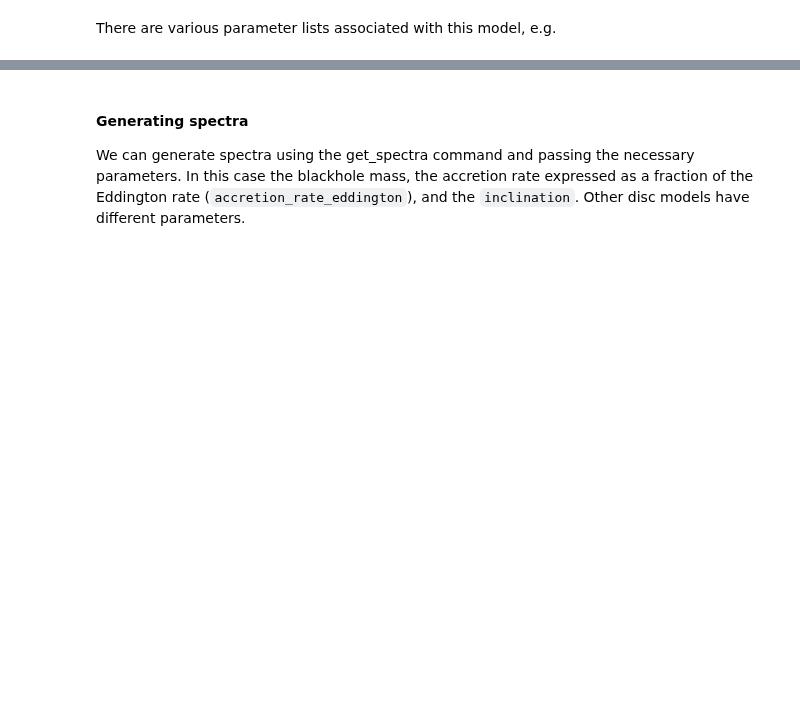
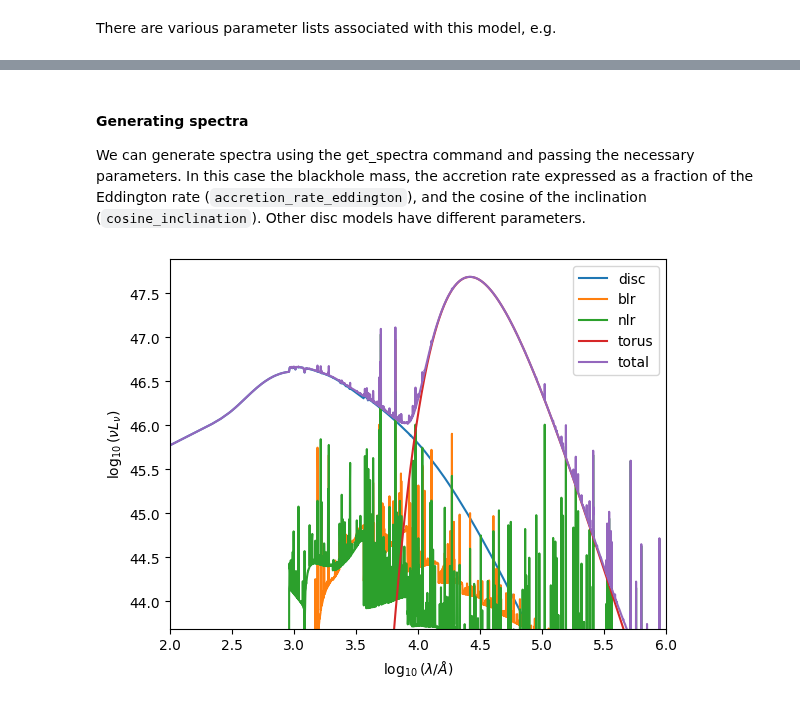
Before and after one commit to tHarvey303/synthesizer, a Jupyter notebook: docs/source/blackholes/emission.ipynb, the cells around one changed output, grey strips where cells are left out. Cells and saved outputs as stored; diff of their text form; code cells hidden in the pictures; blank space fills up the shorter version.

```diff
--- a/docs/source/blackholes/emission.ipynb
+++ b/docs/source/blackholes/emission.ipynb
@@ -27,19 +45,21 @@ emission_model.disc_parameters
 # %% [markdown]
 #### Generating spectra
 
-We can generate spectra using the get_spectra command and passing the necessary parameters. In this case the blackhole mass, the accretion rate expressed as a fraction of the Eddington rate (`accretion_rate_eddington`), and the `inclination`.  Other disc models have different parameters.
+We can generate spectra using the get_spectra command and passing the necessary parameters. In this case the blackhole mass, the accretion rate expressed as a fraction of the Eddington rate (`accretion_rate_eddington`), and the cosine of the inclination (`cosine_inclination`).  Other disc models have different parameters.
 # %%
-emission_model.get_spectra(mass=1E9, accretion_rate_eddington=1., cosine_inclination=0.5)
+spectra = emission_model.get_spectra(mass=1E9, accretion_rate_eddington=1., cosine_inclination=0.5)
 # %%
-for id in ['disc', 'blr', 'nlr', 'total']:
+for id in ['disc', 'blr', 'nlr', 'torus', 'total']:
 
-    sed = emission_model.spectra[id]
+    sed = spectra[id]
 
     plt.plot(np.log10(sed.lam), np.log10(sed.luminosity), label = id)
 
 plt.xlim([2,6])
 plt.ylim(np.max(np.log10(emission_model.spectra['total'].luminosity))-4, np.max(np.log10(emission_model.spectra['total'].luminosity))+0.2)
 plt.xlabel(r'$\log_{10}(\lambda/\AA)$')
 plt.ylabel(r'$\log_{10}(\nu L_{\nu})$')
 plt.legend()
 plt.show()
+# %% [output]
+[figure, added]
```
Also changed, not shown: parts of 3 cells of this notebook, 1 other file.
